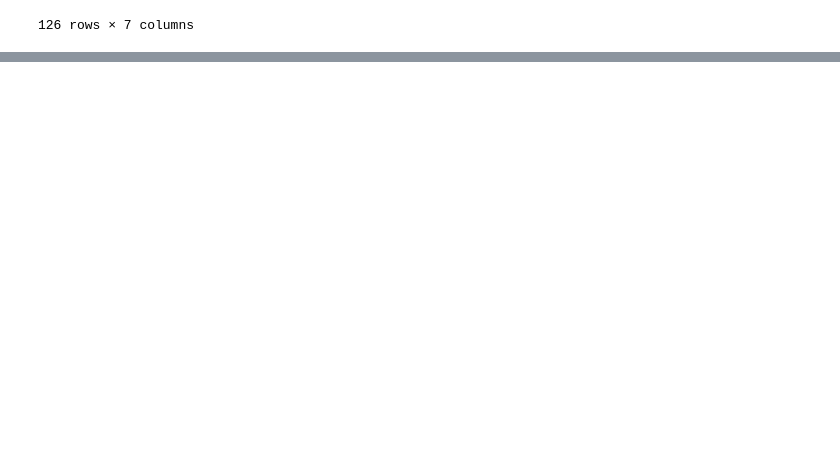
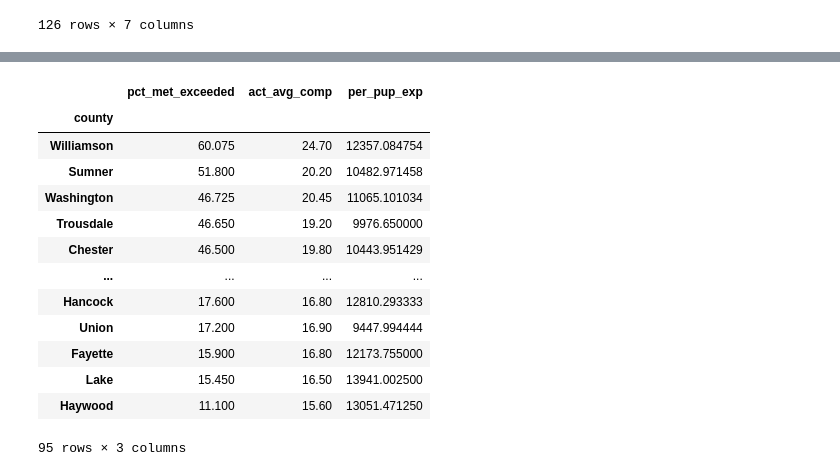
Before and after one commit to JenHall82/jen_capstone, a Jupyter notebook: notebooks/jen_capstone.ipynb, the cells around one changed output, grey strips where cells are left out. Cells and saved outputs as stored; diff of their text form; code cells hidden in the pictures; blank space fills up the shorter version.

```diff
--- a/notebooks/jen_capstone.ipynb
+++ b/notebooks/jen_capstone.ipynb
@@ -1019,0 +1219,17 @@ ec_disv_scores
+# %%
+all_counties.sort_values('pct_met_exceeded', ascending = False)
+# %% [output]
+|  | pct_met_exceeded | act_avg_comp | per_pup_exp |
+| county |  |  |  |
+| Williamson | 60.075 | 24.70 | 12357.084754 |
+| Sumner | 51.800 | 20.20 | 10482.971458 |
+| Washington | 46.725 | 20.45 | 11065.101034 |
+| Trousdale | 46.650 | 19.20 | 9976.650000 |
+| Chester | 46.500 | 19.80 | 10443.951429 |
+| ... | ... | ... | ... |
+| Hancock | 17.600 | 16.80 | 12810.293333 |
+| Union | 17.200 | 16.90 | 9447.994444 |
+| Fayette | 15.900 | 16.80 | 12173.755000 |
+| Lake | 15.450 | 16.50 | 13941.002500 |
+| Haywood | 11.100 | 15.60 | 13051.471250 |
+95 rows × 3 columns
```
Also changed, not shown: parts of 110 cells of this notebook.
